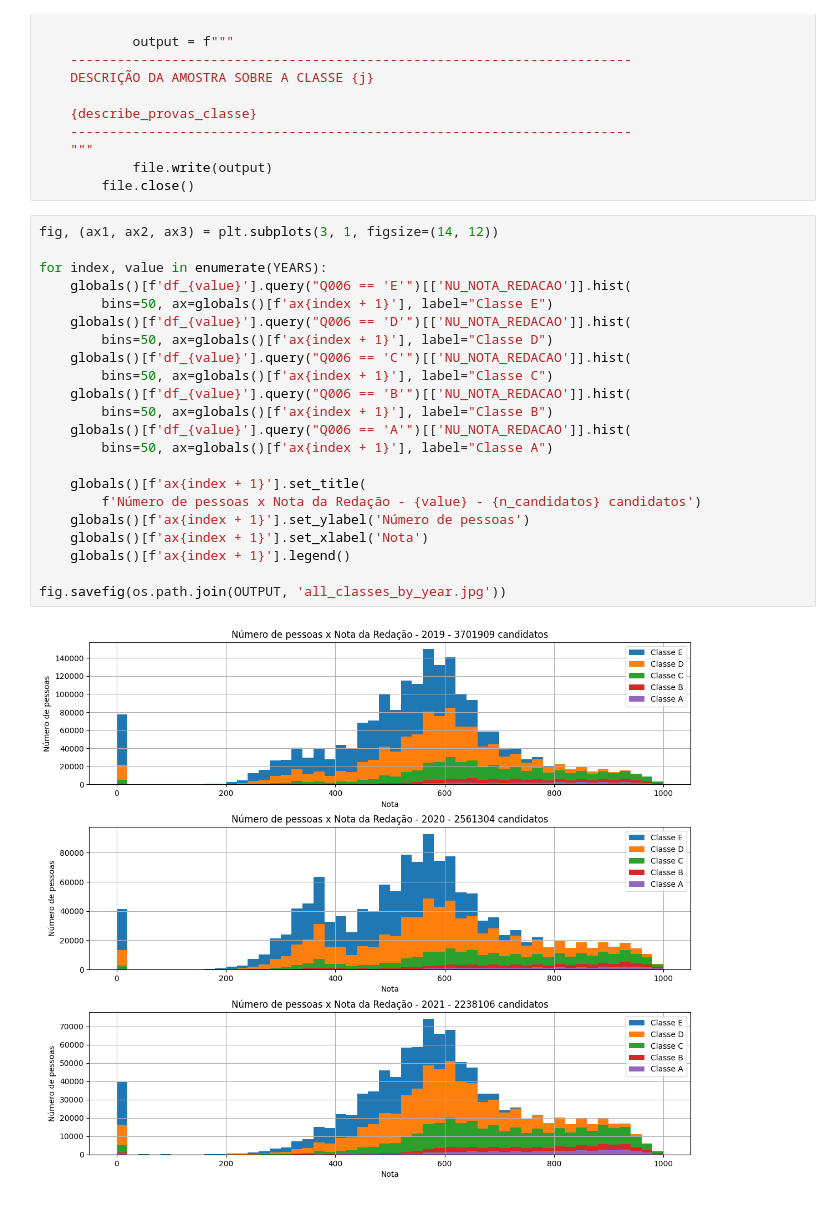
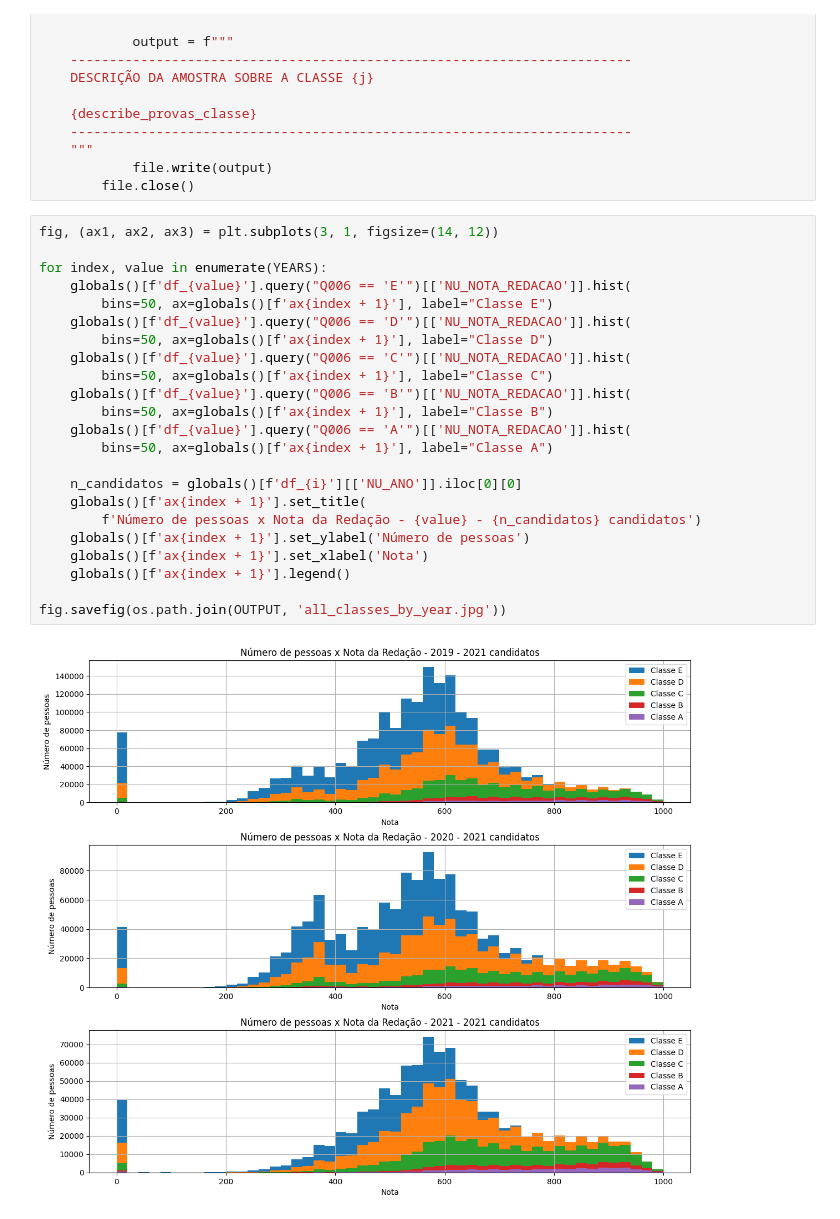
Before and after one commit to Art0r/analise_enem_pandemia, a Jupyter notebook: main.ipynb, the cells around one changed output. Drawn from its saved outputs; the diff is of its cells as text.

```diff
--- a/main.ipynb
+++ b/main.ipynb
@@ -86,27 +47,28 @@ for i in YEARS:
 # %%
 fig, (ax1, ax2, ax3) = plt.subplots(3, 1, figsize=(14, 12))
 
 for index, value in enumerate(YEARS):
     globals()[f'df_{value}'].query("Q006 == 'E'")[['NU_NOTA_REDACAO']].hist(
         bins=50, ax=globals()[f'ax{index + 1}'], label="Classe E")
     globals()[f'df_{value}'].query("Q006 == 'D'")[['NU_NOTA_REDACAO']].hist(
         bins=50, ax=globals()[f'ax{index + 1}'], label="Classe D")
     globals()[f'df_{value}'].query("Q006 == 'C'")[['NU_NOTA_REDACAO']].hist(
         bins=50, ax=globals()[f'ax{index + 1}'], label="Classe C")
     globals()[f'df_{value}'].query("Q006 == 'B'")[['NU_NOTA_REDACAO']].hist(
         bins=50, ax=globals()[f'ax{index + 1}'], label="Classe B")
     globals()[f'df_{value}'].query("Q006 == 'A'")[['NU_NOTA_REDACAO']].hist(
         bins=50, ax=globals()[f'ax{index + 1}'], label="Classe A")
 
+    n_candidatos = globals()[f'df_{i}'][['NU_ANO']].iloc[0][0]
     globals()[f'ax{index + 1}'].set_title(
         f'Número de pessoas x Nota da Redação - {value} - {n_candidatos} candidatos')
     globals()[f'ax{index + 1}'].set_ylabel('Número de pessoas')
     globals()[f'ax{index + 1}'].set_xlabel('Nota')
     globals()[f'ax{index + 1}'].legend()
 
 fig.savefig(os.path.join(OUTPUT, 'all_classes_by_year.jpg'))
 # %% [output]
-[figure, old version]
+[figure, new version]
 # %%
 for i in YEARS:
     fig, [[ax1, ax2], [ax3, ax4], [ax5, _]] = plt.subplots(3, 2,
```
Also changed, not shown: parts of 6 cells of this notebook, 5 other files.
